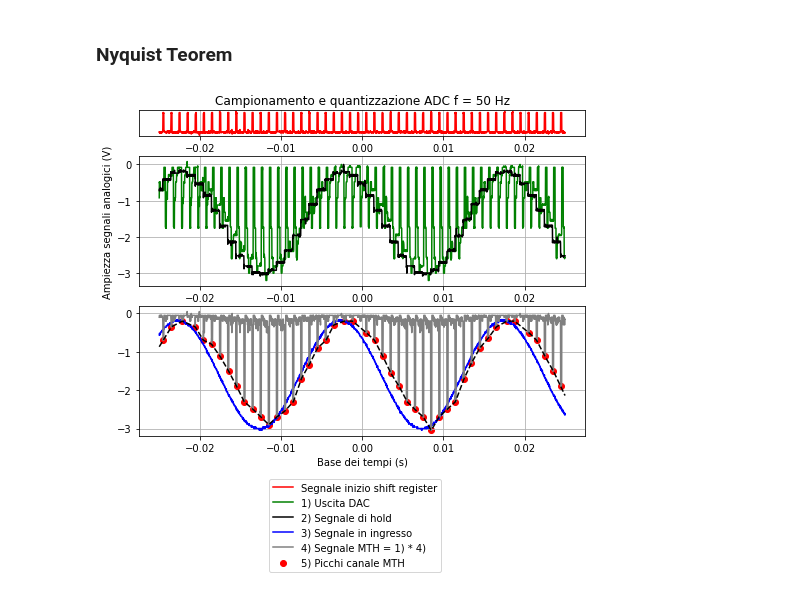
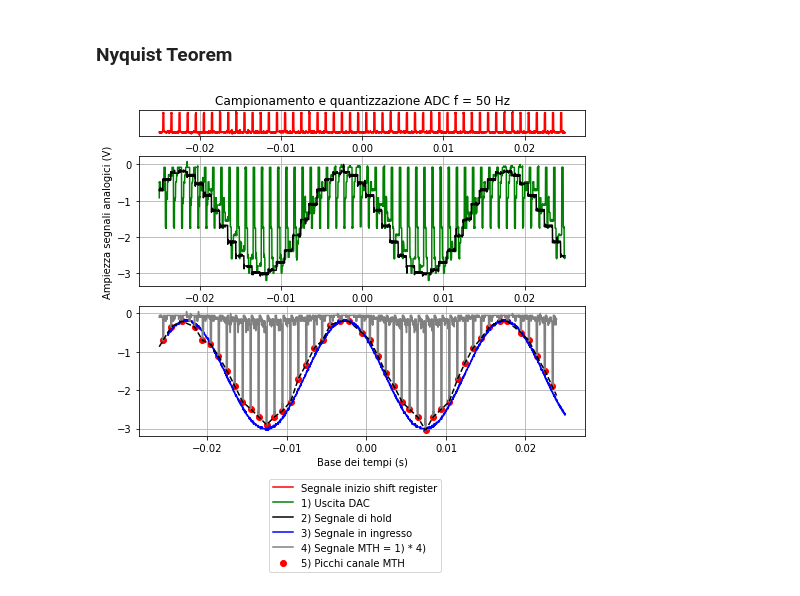
Before and after one commit to valeriopagliarino/Electronics-2021-UNITO-Public, a Jupyter notebook: analysis/3_Peak_dectection.ipynb, the cells around one changed output. Saved outputs shown, nothing was run; the diff lists cells and outputs as text; code cells hidden in the pictures.

```diff
--- a/analysis/3_Peak_dectection.ipynb
+++ b/analysis/3_Peak_dectection.ipynb
@@ -121,6 +121,8 @@ ch3_f = openTek(filePrefix + s+"CH3.CSV")['Data'].to_numpy().transpose()
 ch4_f = openTek(filePrefix + s+"CH4.CSV")['Data'].to_numpy().transpose()
 mth_f = openTek(filePrefix + s+"MTH.CSV")['Data'].to_numpy().transpose()
 
+sf = 0.00107
+
 ch1_t = ch1_f[0]
 ch1_s = ch1_f[1]
 ch2_t = ch2_f[0]
@@ -129,40 +131,40 @@ ch3_t = ch3_f[0]
 ch3_s = ch3_f[1]
 ch4_t = ch4_f[0]
 ch4_s = ch4_f[1]
-mth_t = mth_f[0]
+mth_t = mth_f[0]-sf
 mth_s = mth_f[1]/ch2_s.max()
 
 p = list(scipy.signal.find_peaks(mth_s * -1., distance=40))[0]
 
 xint = np.linspace(mth_t.min(), mth_t.max(), 500)
 spl = make_interp_spline(mth_t[p], mth_s[p], k=1)  # type: BSpline
 interp = spl(xint)
 
 gs_kw = dict(height_ratios=[1,5,5])
 fig, ax = plt.subplots(nrows = 3, ncols = 1, figsize = (8, 6), gridspec_kw=gs_kw)
 
 ax[0].axes.yaxis.set_visible(False)
 ax[0].set(title = "Campionamento e quantizzazione ADC f = 50 Hz")
 ax[1].plot(ch1_t, ch1_s, color = "green", label = "1) Uscita DAC") #Campionamento all bits
 ax[1].plot(ch3_t, ch3_s, color = "black", label="2) Segnale di hold")
 ax[2].plot(ch4_t, ch4_s, color = "blue", label="3) Segnale in ingresso")
 ax[2].plot(mth_t, mth_s, color = "grey", label="4) Segnale MTH = 1) * 4)")
 
 ax[2].scatter(mth_t[p], mth_s[p], color = "red",label = "5) Picchi canale MTH")
 ax[2].plot(xint, interp, color = "black", linestyle = "--")
 
 ax[0].plot(ch2_t, ch2_s/5, color = "red", label = "Segnale inizio shift register")
 ax[0].grid()
 ax[1].grid()
 ax[2].grid()
 
 ax[-1].set(xlabel = "Base dei tempi (s)")
 ax[1].set(ylabel = "Ampiezza segnali analogici (V)")
 fig.legend(loc = "lower center", bbox_to_anchor = (0.5, -0.2))
 
 plt.savefig(f"{OUTPUTDIR}/campionamento_50Hz.pdf")
 # %% [output]
-[figure, old version]
+[figure, new version]
 # %%
 s = '17'
 filePrefix = f"{DATADIR}/2-11-21/ALL00"+s+"/F00"
```
Also changed, not shown: parts of 5 cells of this notebook, 20 other files.
